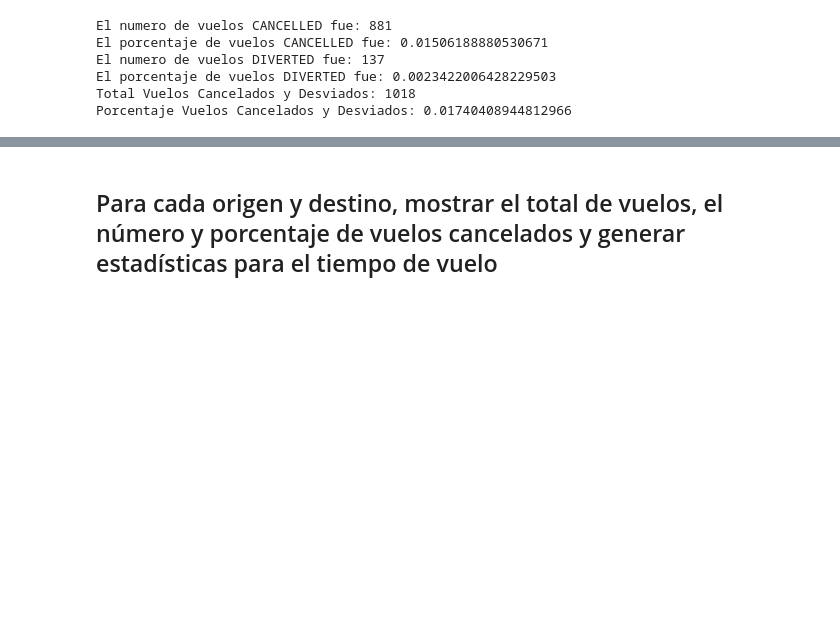
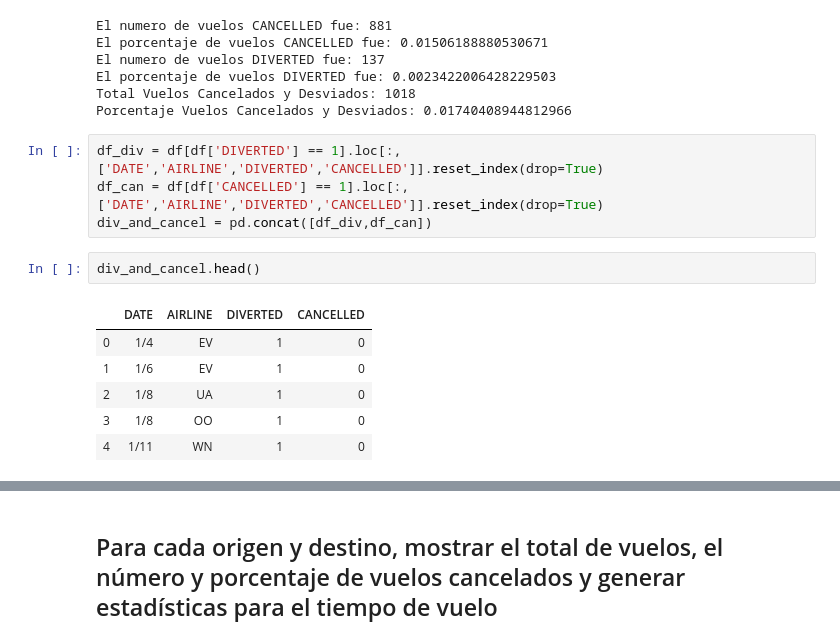
Before and after one commit to feedingthemachine/exblog, a Jupyter notebook: Prueba/Prueba Felipe Veloso.ipynb, the cells around one changed output, grey strips where cells are left out. Drawn from its saved outputs; the diff is of its cells as text; blank space fills up the shorter version.

```diff
--- a/Prueba/Prueba Felipe Veloso.ipynb
+++ b/Prueba/Prueba Felipe Veloso.ipynb
@@ -74,3 +141,16 @@ El numero de vuelos DIVERTED fue: 137
 El porcentaje de vuelos DIVERTED fue: 0.0023422006428229503
 Total Vuelos Cancelados y Desviados: 1018
 Porcentaje Vuelos Cancelados y Desviados: 0.01740408944812966
+# %%
+df_div = df[df['DIVERTED'] == 1].loc[:,['DATE','AIRLINE','DIVERTED','CANCELLED']].reset_index(drop=True)
+df_can = df[df['CANCELLED'] == 1].loc[:,['DATE','AIRLINE','DIVERTED','CANCELLED']].reset_index(drop=True)
+div_and_cancel = pd.concat([df_div,df_can])
+# %%
+div_and_cancel.head()
+# %% [output]
+|  | DATE | AIRLINE | DIVERTED | CANCELLED |
+| 0 | 1/4 | EV | 1 | 0 |
+| 1 | 1/6 | EV | 1 | 0 |
+| 2 | 1/8 | UA | 1 | 0 |
+| 3 | 1/8 | OO | 1 | 0 |
+| 4 | 1/11 | WN | 1 | 0 |
```
Also changed, not shown: parts of 15 cells of this notebook, 23 other files.
